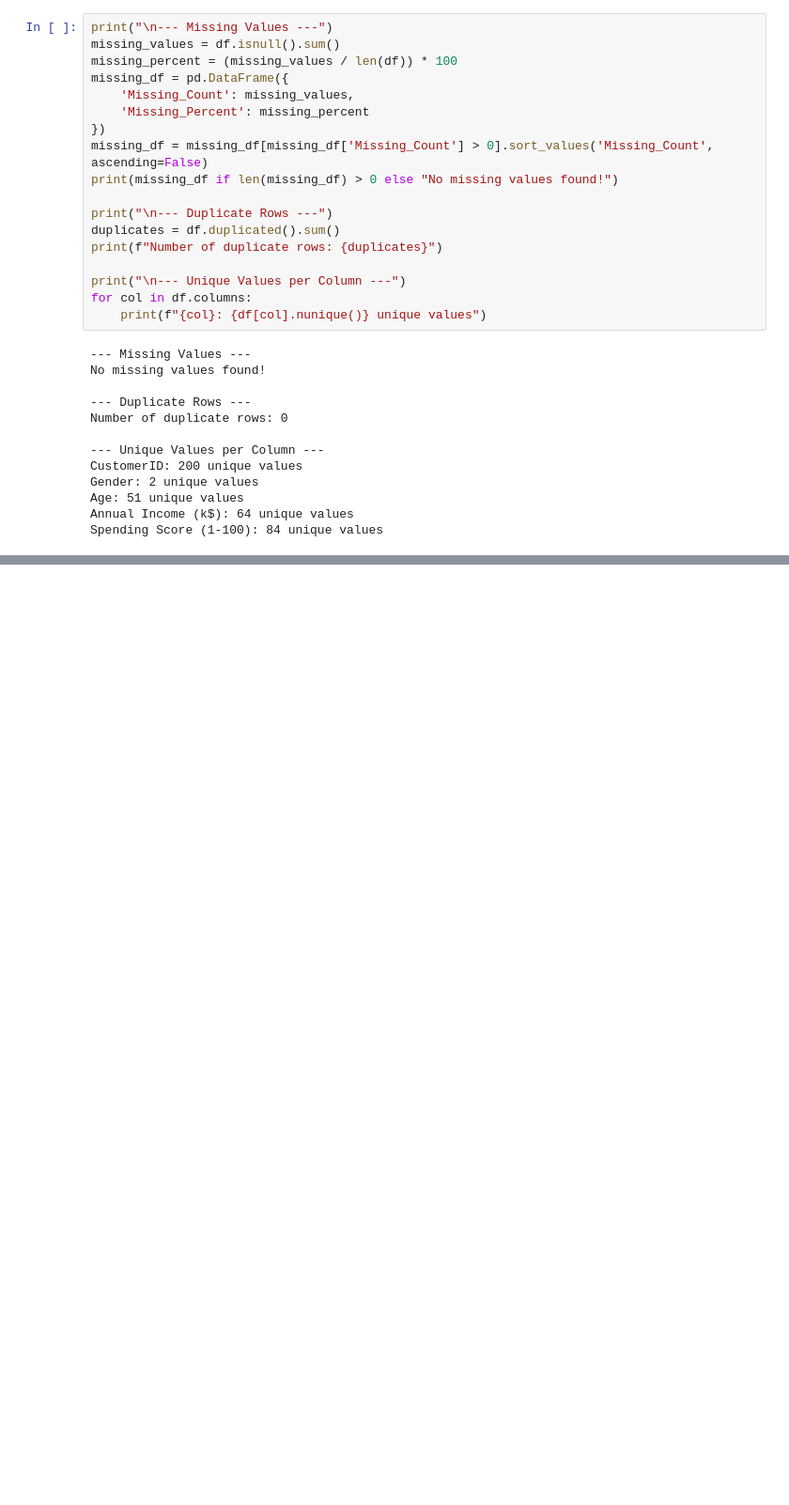
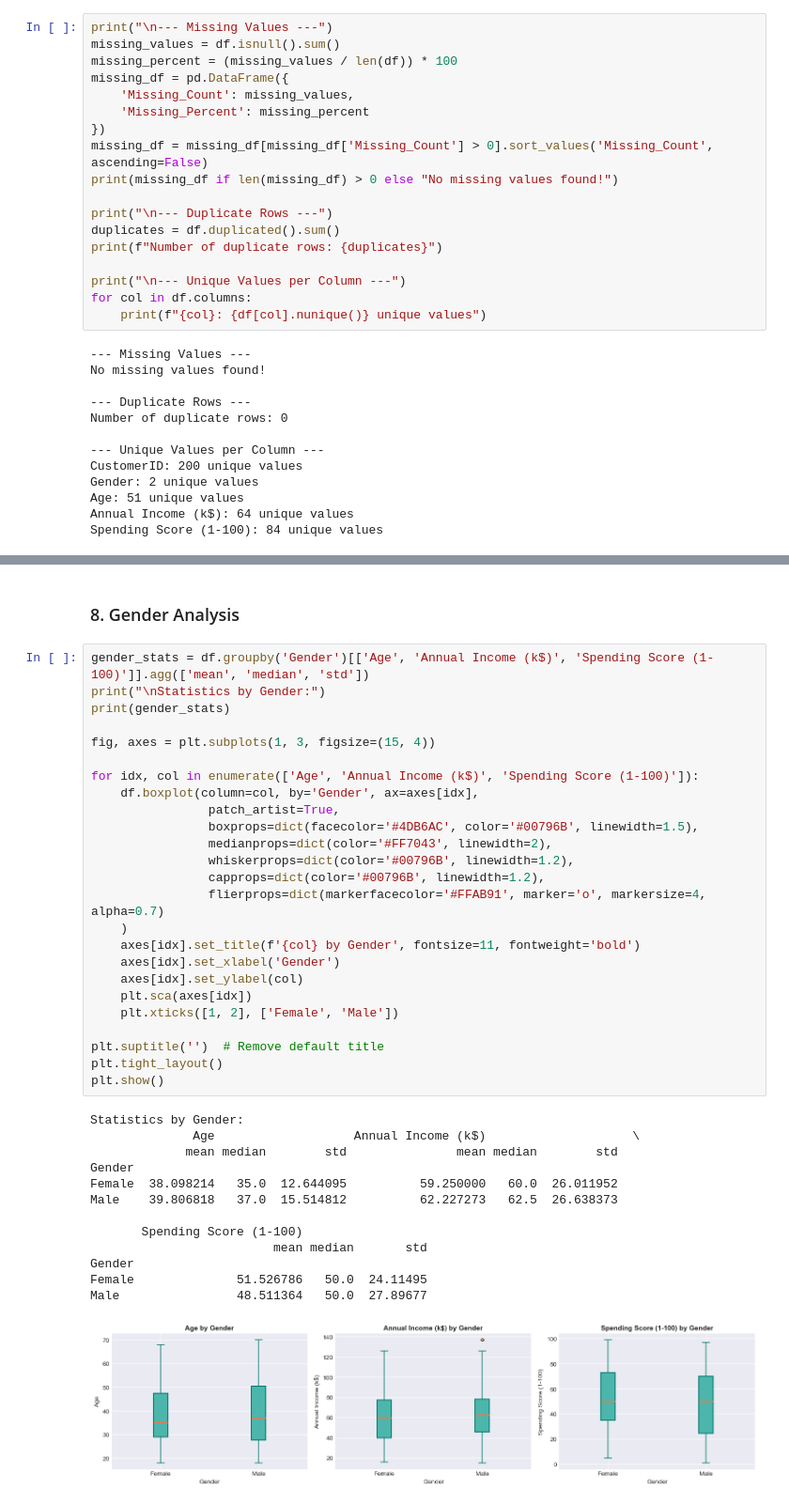
Before and after one commit to Rasath16/Mall-Customers-Segmentation, a Jupyter notebook: 01_Data_Exploration.ipynb, the cells around one changed output, grey strips where cells are left out. Shown: that part at 94% size. Cells and saved outputs as stored; diff of their text form; blank space fills up the shorter version.

```diff
--- a/01_Data_Exploration.ipynb
+++ b/01_Data_Exploration.ipynb
@@ -110,0 +212,41 @@ Spending Score (1-100): 84 unique values
+# %% [markdown]
+### 8. Gender Analysis
+# %%
+gender_stats = df.groupby('Gender')[['Age', 'Annual Income (k$)', 'Spending Score (1-100)']].agg(['mean', 'median', 'std'])
+print("\nStatistics by Gender:")
+print(gender_stats)
+
+fig, axes = plt.subplots(1, 3, figsize=(15, 4))
+
+for idx, col in enumerate(['Age', 'Annual Income (k$)', 'Spending Score (1-100)']):
+    df.boxplot(column=col, by='Gender', ax=axes[idx],
+                patch_artist=True,
+                boxprops=dict(facecolor='#4DB6AC', color='#00796B', linewidth=1.5),
+                medianprops=dict(color='#FF7043', linewidth=2),
+                whiskerprops=dict(color='#00796B', linewidth=1.2),
+                capprops=dict(color='#00796B', linewidth=1.2),
+                flierprops=dict(markerfacecolor='#FFAB91', marker='o', markersize=4, alpha=0.7)
+    )
+    axes[idx].set_title(f'{col} by Gender', fontsize=11, fontweight='bold')
+    axes[idx].set_xlabel('Gender')
+    axes[idx].set_ylabel(col)
+    plt.sca(axes[idx])
+    plt.xticks([1, 2], ['Female', 'Male'])
+
+plt.suptitle('')  # Remove default title
+plt.tight_layout()
+plt.show()
+# %% [output]
+Statistics by Gender:
+              Age                   Annual Income (k$)                    \
+             mean median        std               mean median        std
+Gender
+Female  38.098214   35.0  12.644095          59.250000   60.0  26.011952
+Male    39.806818   37.0  15.514812          62.227273   62.5  26.638373
+
+       Spending Score (1-100)
+                         mean median       std
+Gender
+Female              51.526786   50.0  24.11495
+Male                48.511364   50.0  27.89677
+[figure, added]
```
Also changed, not shown: parts of 10 cells of this notebook.
